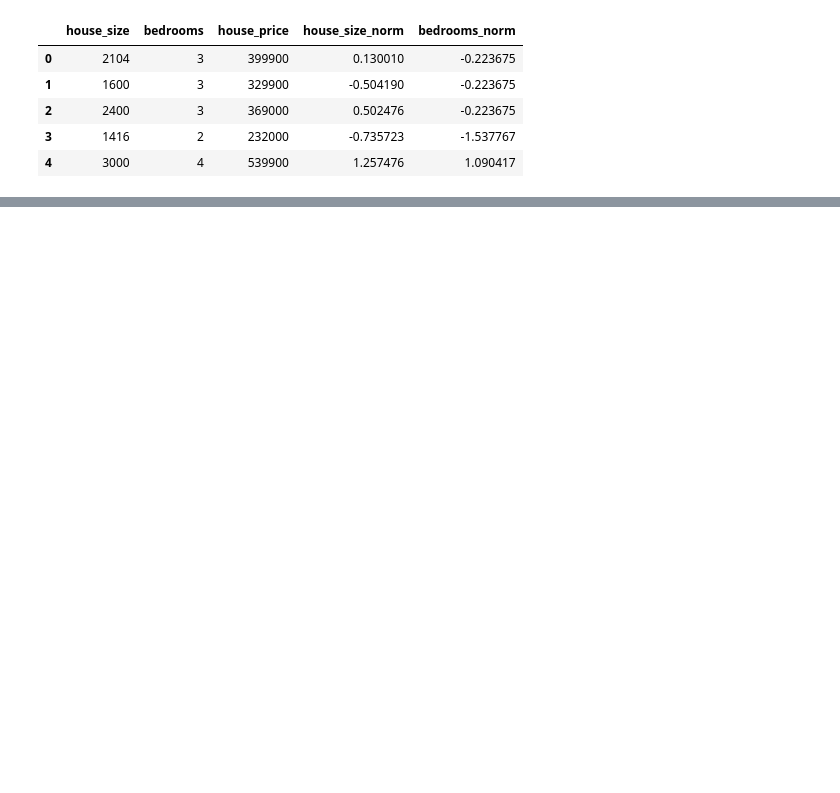
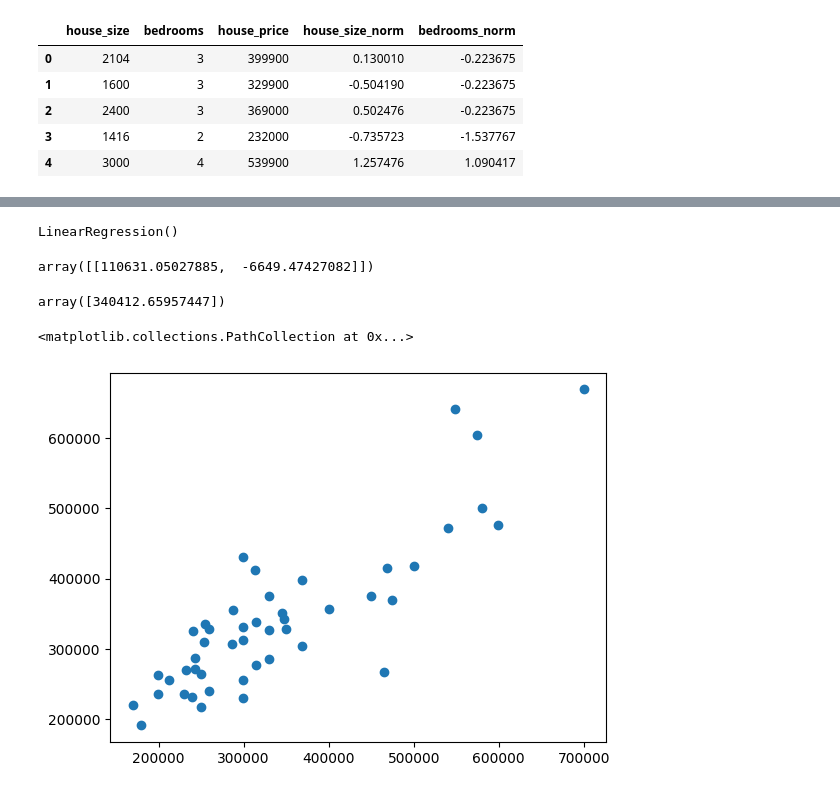
Before and after one commit to Lrogan/CS4375, a Jupyter notebook: 4th Pytho inclass Assignment/inClassFeb21MLR.ipynb, the cells around one changed output, grey strips where cells are left out. Saved outputs shown, nothing was run; the diff lists cells and outputs as text; code cells hidden in the pictures; blank space fills up the shorter version.

```diff
--- a/4th Pytho inclass Assignment/inClassFeb21MLR.ipynb
+++ b/4th Pytho inclass Assignment/inClassFeb21MLR.ipynb
@@ -223,0 +224,23 @@ array([356072.88105691])
+# %%
+from sklearn.linear_model import LinearRegression
+linRmdl = LinearRegression()
+linRmdl.fit(X_norm, y)
+# %% [output]
+LinearRegression()
+# %%
+linRmdl.coef_
+# %% [output]
+array([[110631.05027885,  -6649.47427082]])
+# %%
+linRmdl.intercept_
+# %% [output]
+array([340412.65957447])
+# %%
+predictions = []
+def compute_pred():
+  m = df.shape[0]
+  for i in  range(m):
+    sqft = df['house_size_norm'][i]
+    bedrooms = df['bedrooms_norm'][i]
+    y_pred = linRmdl.intercept_ + linRmdl.coef_[0][0] * sqft + linRmdl.coef_[0][1]*bedrooms
+    predictions.append(y_pred)
@@ -223,0 +249,5 @@ array([356072.88105691])
+# %%
+plt.scatter(y, predictions)
+# %% [output]
+<matplotlib.collections.PathCollection at 0x...>
+[figure, added]
```
Also changed, not shown: parts of 3 cells of this notebook, 23 other files.
